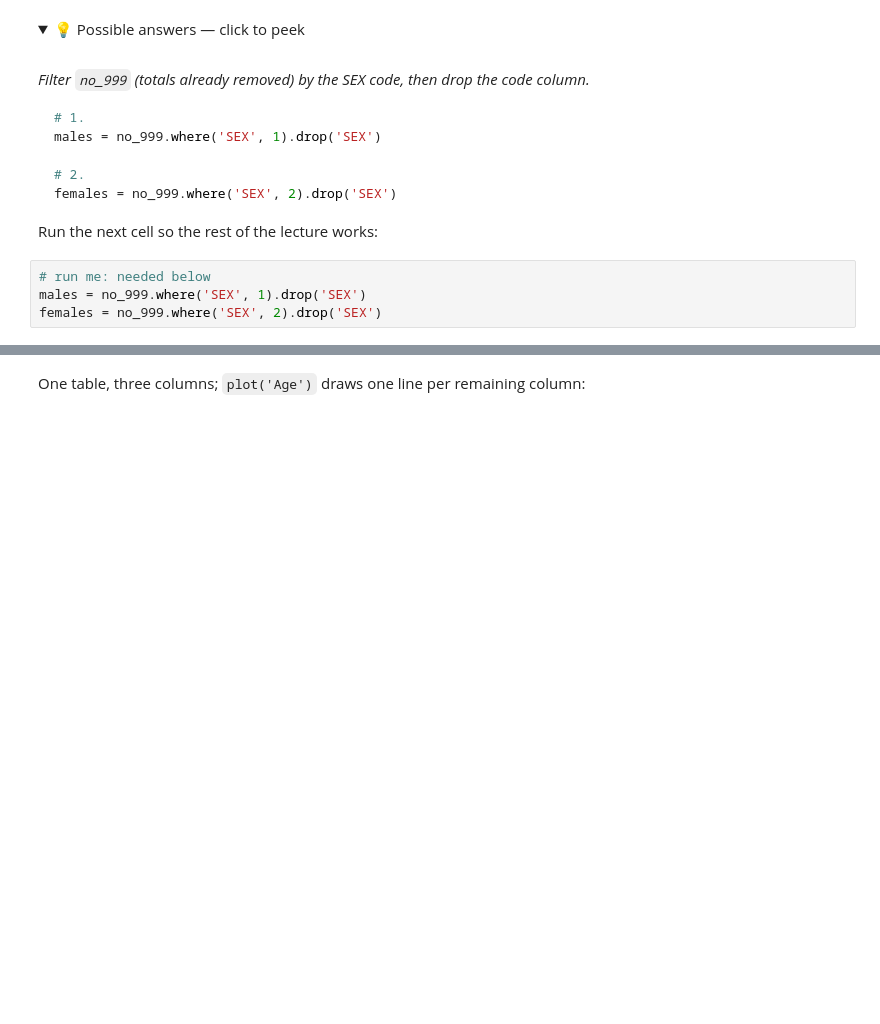
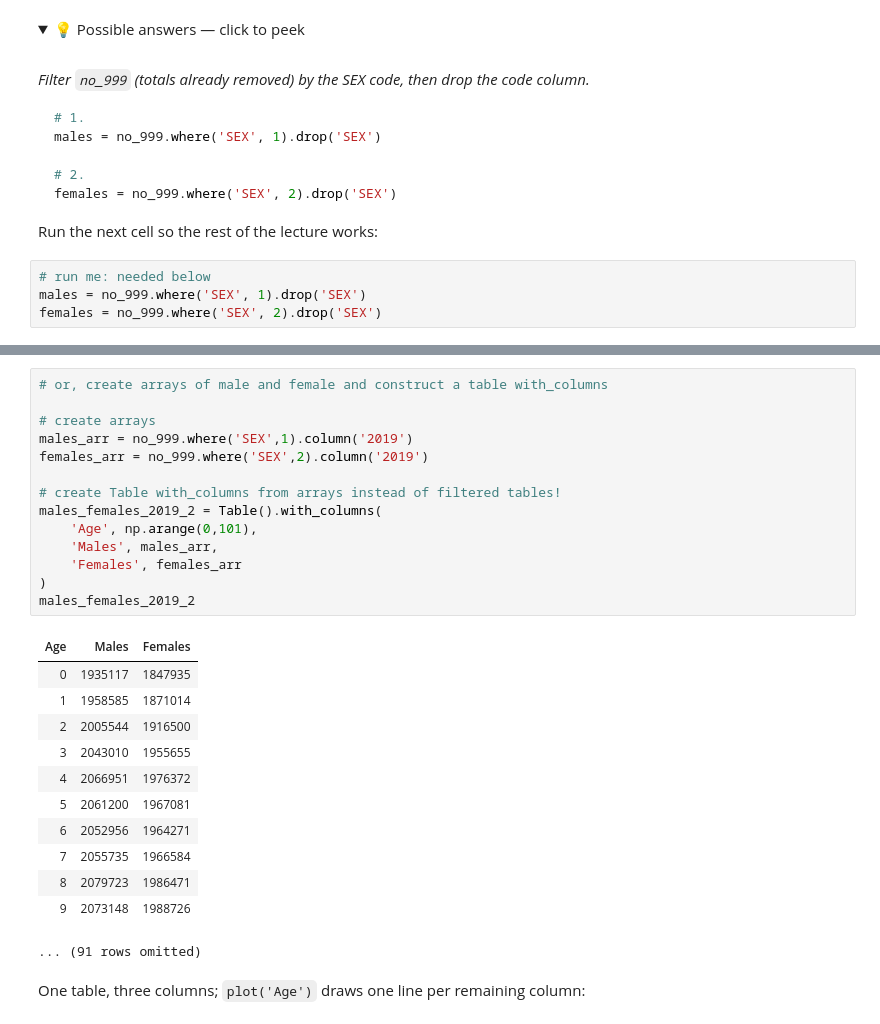
Before and after one commit to mlekimchi/data111_fall2026, a Jupyter notebook: lectures/ekc/lec07-ekc.ipynb, the cells around one changed output, grey strips where cells are left out. Saved outputs shown, nothing was run; the diff lists cells and outputs as text; folded sections open; blank space fills up the shorter version.

```diff
--- a/lectures/ekc/lec07-ekc.ipynb
+++ b/lectures/ekc/lec07-ekc.ipynb
@@ -154,3 +186,30 @@ males_females_2019
+# %%
+# or, create arrays of male and female and construct a table with_columns
+
+# create arrays
+males_arr = no_999.where('SEX',1).column('2019')
+females_arr = no_999.where('SEX',2).column('2019')
+
+# create Table with_columns from arrays instead of filtered tables!
+males_females_2019_2 = Table().with_columns(
+    'Age', np.arange(0,101),
+    'Males', males_arr,
+    'Females', females_arr
+)
+males_females_2019_2
+# %% [output]
+| Age | Males | Females |
+| 0 | 1935117 | 1847935 |
+| 1 | 1958585 | 1871014 |
+| 2 | 2005544 | 1916500 |
+| 3 | 2043010 | 1955655 |
+| 4 | 2066951 | 1976372 |
+| 5 | 2061200 | 1967081 |
+| 6 | 2052956 | 1964271 |
+| 7 | 2055735 | 1966584 |
+| 8 | 2079723 | 1986471 |
+| 9 | 2073148 | 1988726 |
+... (91 rows omitted)
 # %% [markdown]
 One table, three columns; `plot('Age')` draws one line per remaining column:
 # %%
```
Also changed, not shown: parts of 29 cells of this notebook.
